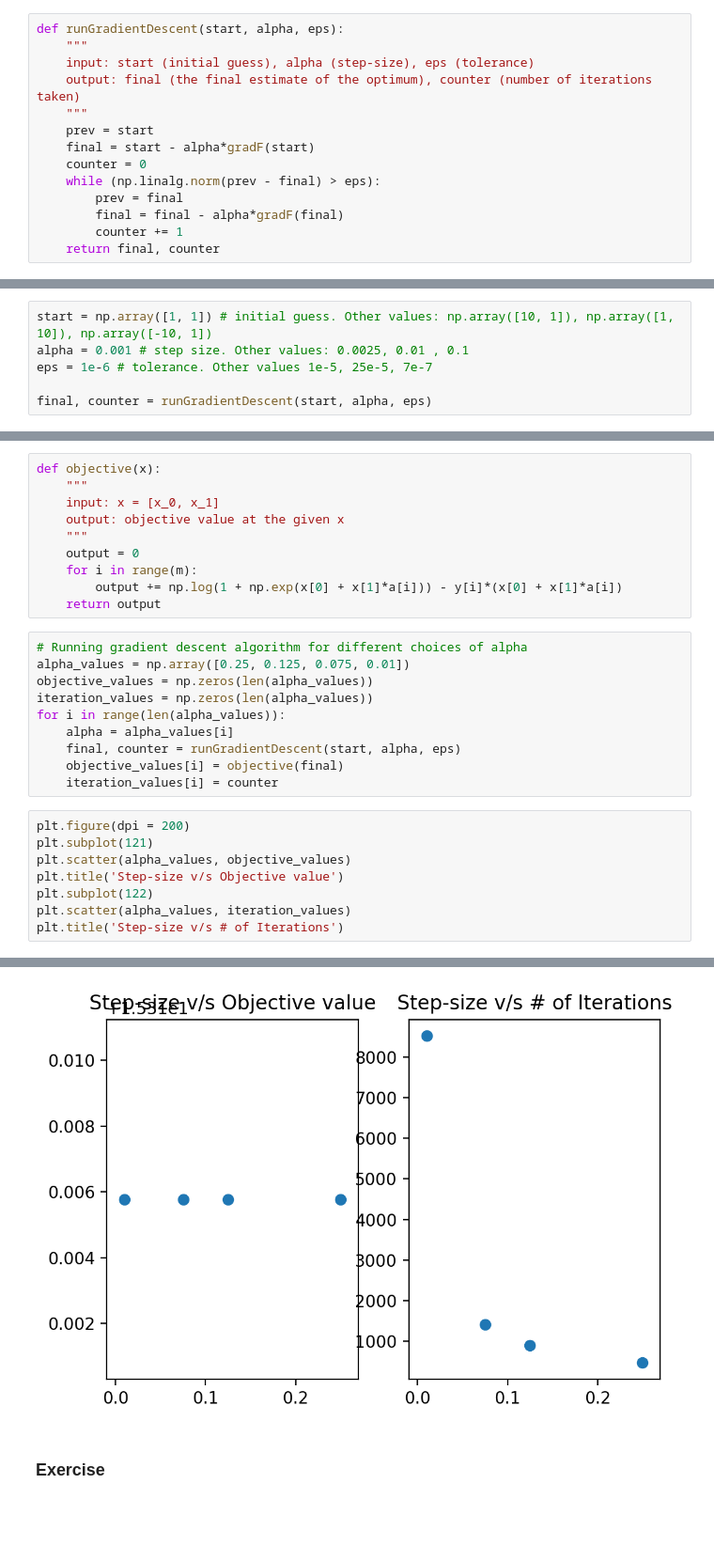
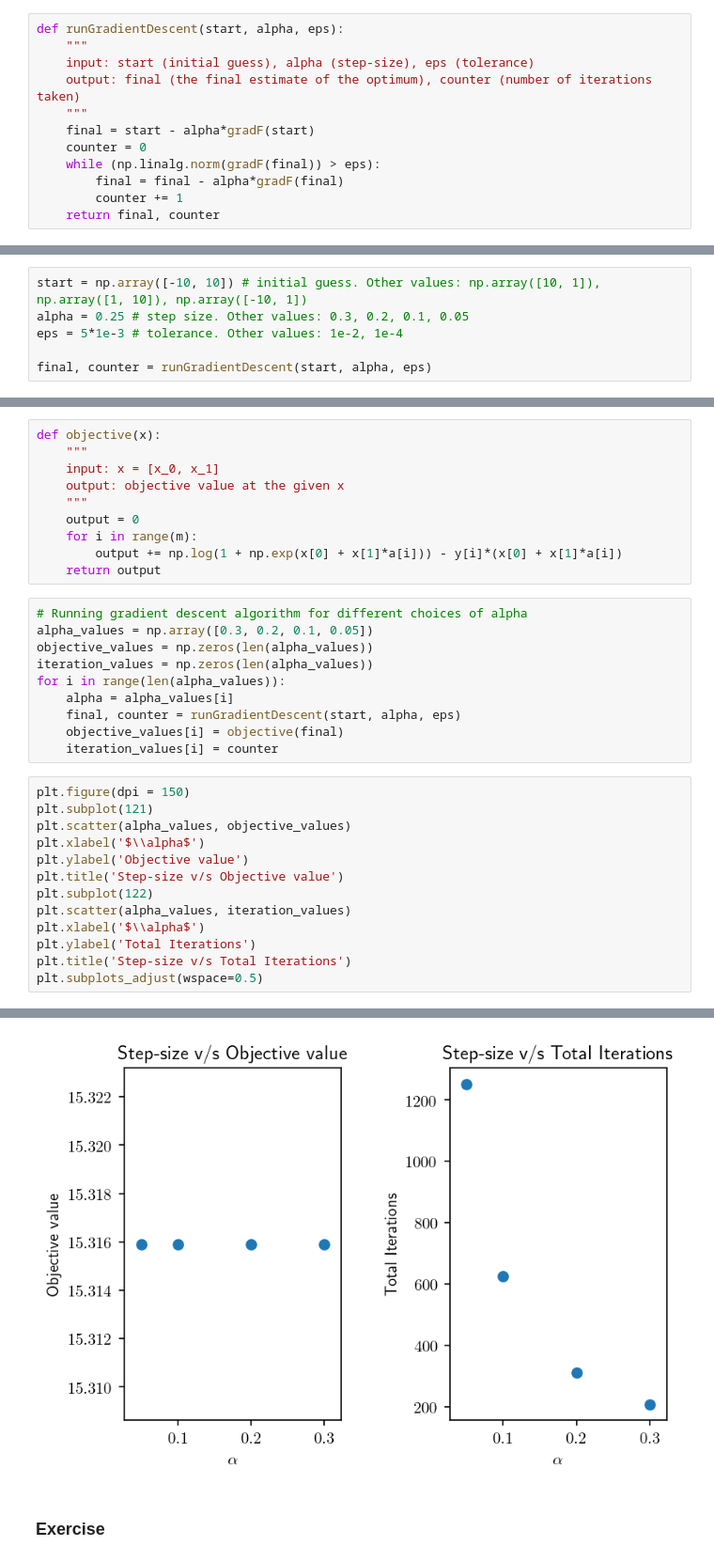
Before and after one commit to UW-AMO/neurohackademy, a Jupyter notebook: notebooks/Simple Logistic Regression.ipynb, the cells around one changed output, grey strips where cells are left out. Shown at 94% size. Cells and saved outputs as stored; diff of their text form; blank space fills up the shorter version.

```diff
--- a/notebooks/Simple Logistic Regression.ipynb
+++ b/notebooks/Simple Logistic Regression.ipynb
@@ -136,20 +181,18 @@ def runGradientDescent(start, alpha, eps):
     input: start (initial guess), alpha (step-size), eps (tolerance)
     output: final (the final estimate of the optimum), counter (number of iterations taken)
     """
-    prev = start
     final = start - alpha*gradF(start)
     counter = 0
-    while (np.linalg.norm(prev - final) > eps):
-        prev = final
+    while (np.linalg.norm(gradF(final)) > eps):
         final = final - alpha*gradF(final)
         counter += 1
     return final, counter
 # %% [markdown]
 ### Run the gradient descent algorithm
 # %%
-start = np.array([1, 1]) # initial guess. Other values: np.array([10, 1]), np.array([1, 10]), np.array([-10, 1])
-alpha = 0.001 # step size. Other values: 0.0025, 0.01 , 0.1
-eps = 1e-6 # tolerance. Other values 1e-5, 25e-5, 7e-7
+start = np.array([-10, 10]) # initial guess. Other values: np.array([10, 1]), np.array([1, 10]), np.array([-10, 1])
+alpha = 0.25 # step size. Other values: 0.3, 0.2, 0.1, 0.05
+eps = 5*1e-3 # tolerance. Other values: 1e-2, 1e-4
 
 final, counter = runGradientDescent(start, alpha, eps)
 # %% [markdown]
@@ -166,7 +209,7 @@ def objective(x):
     return output
 # %%
 # Running gradient descent algorithm for different choices of alpha
-alpha_values = np.array([0.25, 0.125, 0.075, 0.01])
+alpha_values = np.array([0.3, 0.2, 0.1, 0.05])
 objective_values = np.zeros(len(alpha_values))
 iteration_values = np.zeros(len(alpha_values))
 for i in range(len(alpha_values)):
@@ -175,11 +218,16 @@ for i in range(len(alpha_values)):
     objective_values[i] = objective(final)
     iteration_values[i] = counter
 # %%
-plt.figure(dpi = 200)
+plt.figure(dpi = 150)
 plt.subplot(121)
 plt.scatter(alpha_values, objective_values)
+plt.xlabel('$\\alpha$')
+plt.ylabel('Objective value')
 plt.title('Step-size v/s Objective value')
 plt.subplot(122)
 plt.scatter(alpha_values, iteration_values)
-plt.title('Step-size v/s # of Iterations')
+plt.xlabel('$\\alpha$')
+plt.ylabel('Total Iterations')
+plt.title('Step-size v/s Total Iterations')
+plt.subplots_adjust(wspace=0.5)
 # %% [output]
@@ -187,4 +234,4 @@ Text(0.5, 1.0, 'Step-size v/s # of Iterations')
-[figure, old version]
+[figure, new version]
 # %% [markdown]
 ### Exercise
 # %% [markdown]
```
Also changed, not shown: parts of 16 cells of this notebook.
